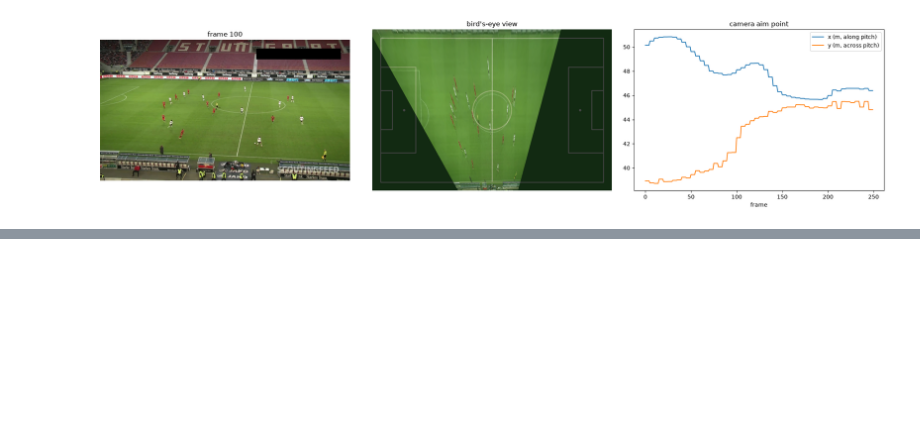
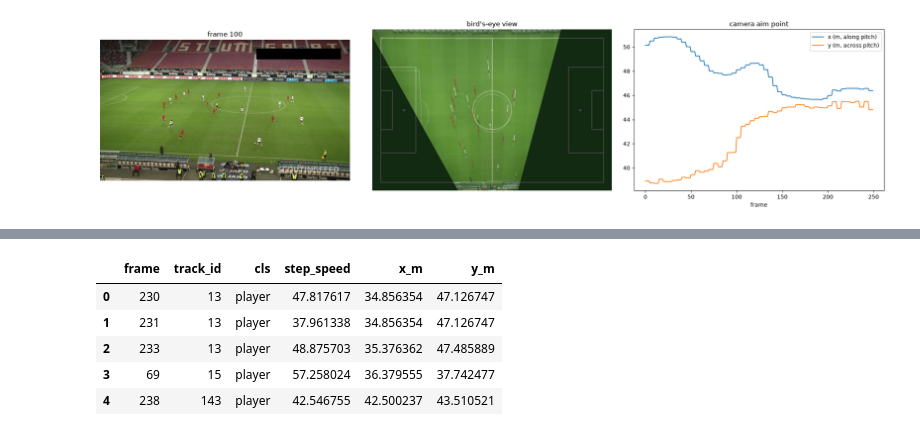
Before and after one commit to rodmart21/foot_cv, a Jupyter notebook: testing.ipynb, the cells around one changed output, grey strips where cells are left out. Drawn from its saved outputs; the diff is of its cells as text; code cells hidden in the pictures; blank space fills up the shorter version.

```diff
--- a/testing.ipynb
+++ b/testing.ipynb
@@ -36,0 +63,11 @@ plt.tight_layout(); plt.show()
+# %%
+teleports=pd.read_csv('/Users/rodrigo/foot_cv/outputs/stuttgart_10s/diagnostics/teleports.csv')
+# %%
+teleports
+# %% [output]
+|  | frame | track_id | cls | step_speed | x_m | y_m |
+| 0 | 230 | 13 | player | 47.817617 | 34.856354 | 47.126747 |
+| 1 | 231 | 13 | player | 37.961338 | 34.856354 | 47.126747 |
+| 2 | 233 | 13 | player | 48.875703 | 35.376362 | 47.485889 |
+| 3 | 69 | 15 | player | 57.258024 | 36.379555 | 37.742477 |
+| 4 | 238 | 143 | player | 42.546755 | 42.500237 | 43.510521 |
```
Also changed, not shown: parts of 6 cells of this notebook, 1 other file.
